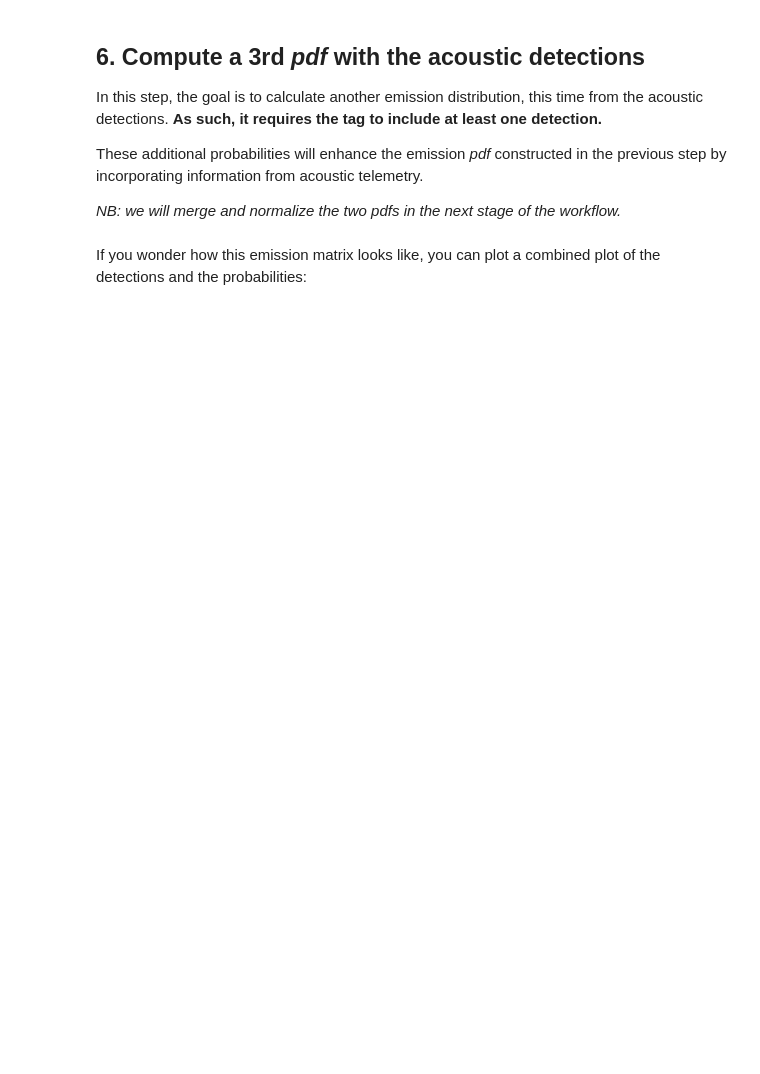
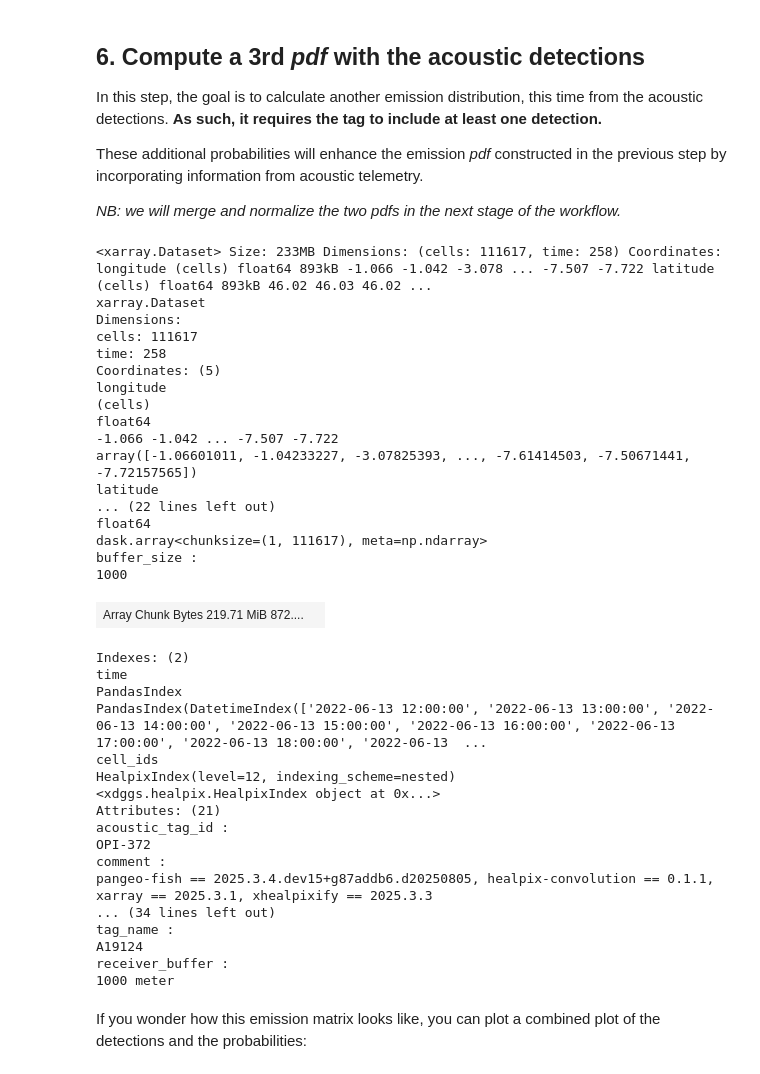
Before and after one commit to pangeo-fish/pangeo-fish, a Jupyter notebook: notebooks/pangeo-fish-bathy.ipynb, the cells around one changed output. Saved outputs shown, nothing was run; the diff lists cells and outputs as text; code cells hidden in the pictures; blank space fills up the shorter version.

```diff
--- a/notebooks/pangeo-fish-bathy.ipynb
+++ b/notebooks/pangeo-fish-bathy.ipynb
@@ -416,19 +752,55 @@ from pangeo_fish.helpers import compute_acoustic_pdf
 # %%
 # Load the previous emission pdf and compute the emission probabilities based on acoustic detections
 emission_pdf = xr.open_dataset(
     f"{target_root}/emission_w_bathy_pdf_{tag_name}.zarr",
     engine="zarr",
     chunks={},
     storage_options=storage_options,
 )  # chunk?
 acoustic_pdf = compute_acoustic_pdf(
-    emission_ds=emission_pdf.drop_indexes('cells'),
+    emission_ds=emission_pdf,
     tag=tag,
     receiver_buffer=receiver_buffer,
     chunk_time=chunk_time,
     dims=dims,
 )[0]
-acoustic_pdf = acoustic_pdf.persist()
+acoustic_pdf
+# %% [output]
+<xarray.Dataset> Size: 233MB Dimensions: (cells: 111617, time: 258) Coordinates: longitude (cells) float64 893kB -1.066 -1.042 -3.078 ... -7.507 -7.722 latitude (cells) float64 893kB 46.02 46.03 46.02 ...
+xarray.Dataset
+Dimensions:
+cells: 111617
+time: 258
+Coordinates: (5)
+longitude
+(cells)
+float64
+-1.066 -1.042 ... -7.507 -7.722
+array([-1.06601011, -1.04233227, -3.07825393, ..., -7.61414503, -7.50671441, -7.72157565])
+latitude
+... (22 lines left out)
+float64
+dask.array<chunksize=(1, 111617), meta=np.ndarray>
+buffer_size :
+1000
+| Array Chunk Bytes 219.71 MiB 872.... |  |
+Indexes: (2)
+time
+PandasIndex
+PandasIndex(DatetimeIndex(['2022-06-13 12:00:00', '2022-06-13 13:00:00', '2022-06-13 14:00:00', '2022-06-13 15:00:00', '2022-06-13 16:00:00', '2022-06-13 17:00:00', '2022-06-13 18:00:00', '2022-06-13  ...
+cell_ids
+HealpixIndex(level=12, indexing_scheme=nested)
+<xdggs.healpix.HealpixIndex object at 0x...>
+Attributes: (21)
+acoustic_tag_id :
+OPI-372
+comment :
+pangeo-fish == 2025.3.4.dev15+g87addb6.d20250805, healpix-convolution == 0.1.1, xarray == 2025.3.1, xhealpixify == 2025.3.3
+... (34 lines left out)
+tag_name :
+A19124
+receiver_buffer :
+1000 meter
 # %% [markdown]
 If you wonder how this emission matrix looks like, you can plot a combined plot of the detections and the probabilities:
 # %%
```
Also changed, not shown: parts of 43 cells of this notebook, 1 other file.
